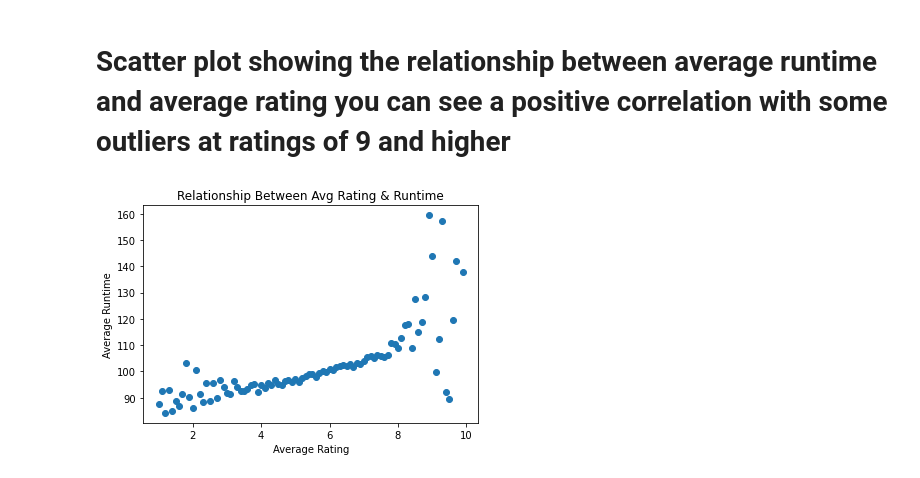
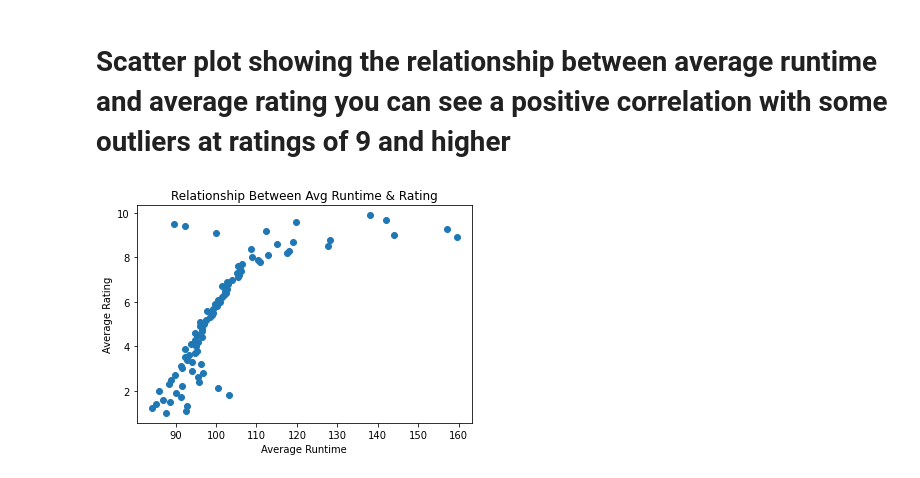
Before and after one commit to mahanabba/Pod_3_Capstone, a Jupyter notebook: neil.ipynb, the cells around one changed output. Saved outputs shown, nothing was run; the diff lists cells and outputs as text; code cells hidden in the pictures.

Commit message:
Flipped the axis for my scatter plot

```diff
--- a/neil.ipynb
+++ b/neil.ipynb
@@ -177,10 +177,10 @@ Ttest_indResult(statistic=6.082044445100752, pvalue=3.085579539579667e-08)
 # %% [markdown]
 # Scatter plot showing the relationship between average runtime and average rating you can see a positive correlation with some outliers at ratings of 9 and higher
 # %%
-plt.scatter(Correlation_Data['averagerating'], Correlation_Data['Average Runtime'])
-plt.xlabel('Average Rating')
-plt.ylabel('Average Runtime')
-plt.title('Relationship Between Avg Rating & Runtime')
+plt.scatter(Correlation_Data['Average Runtime'], Correlation_Data['averagerating'])
+plt.xlabel('Average Runtime')
+plt.ylabel('Average Rating')
+plt.title('Relationship Between Avg Runtime & Rating')
 plt.show()
 # %% [output]
-[figure, old version]
+[figure, new version]
```
Also changed, not shown: parts of 6 cells of this notebook.
